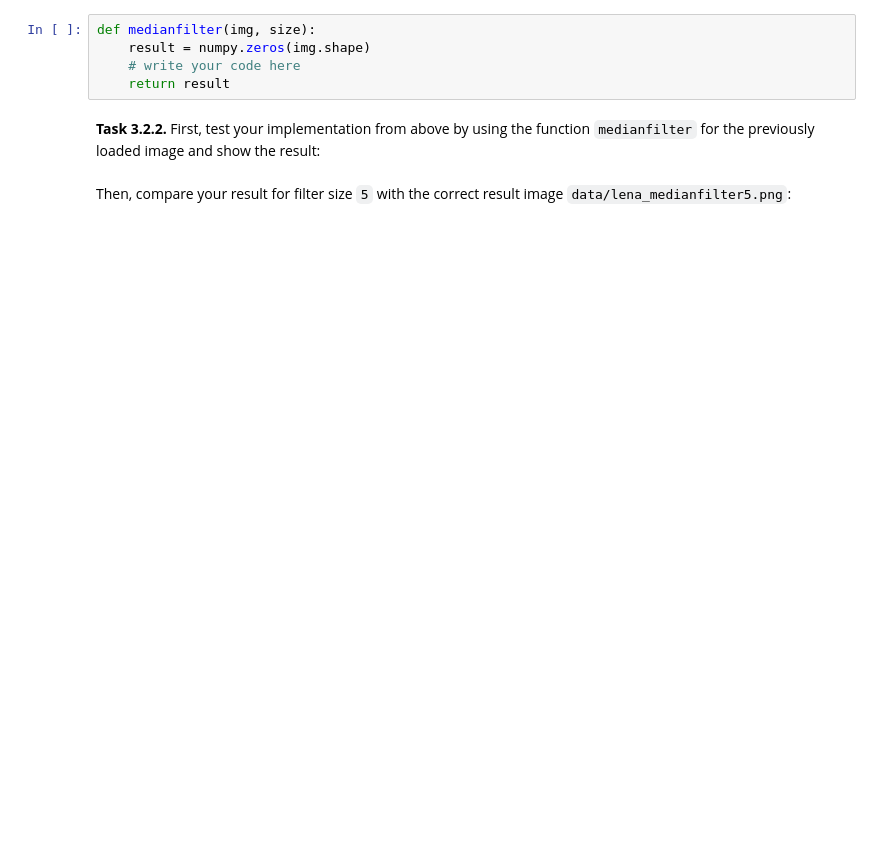
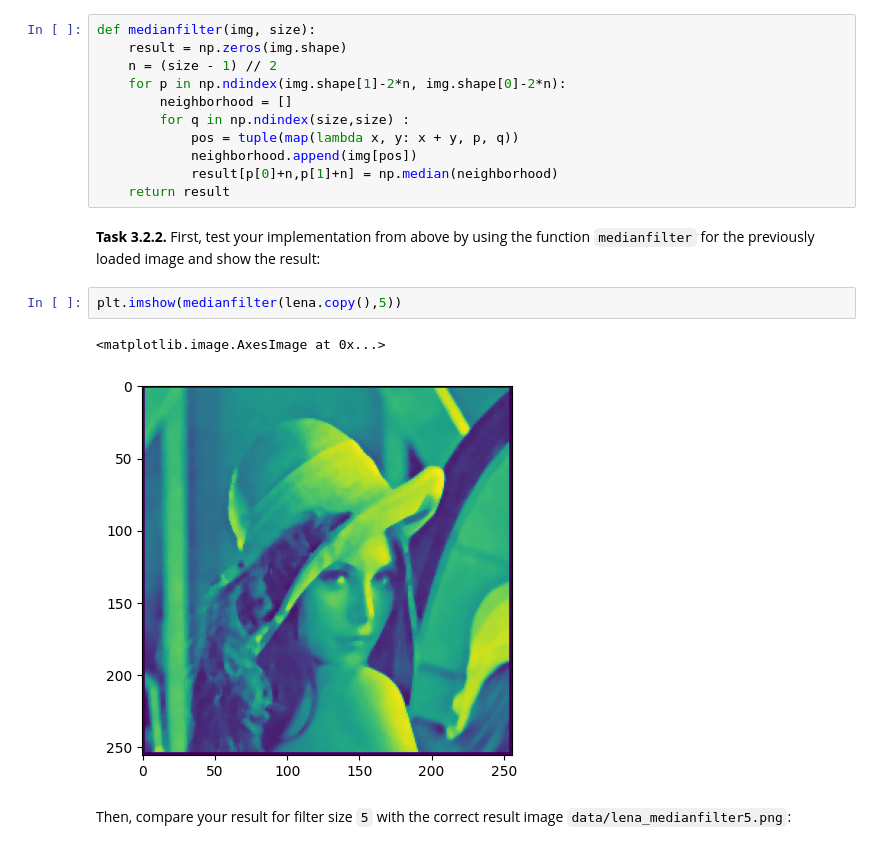
Before and after one commit to N1klasSchmidt/mobi-fs3-python, a Jupyter notebook: task3.ipynb, the cells around one changed output. Saved outputs shown, nothing was run; the diff lists cells and outputs as text; blank space fills up the shorter version.

```diff
--- a/task3.ipynb
+++ b/task3.ipynb
@@ -103,12 +72,23 @@ plt.imshow(result)
 ## Non-linear filtering
 
 **<a id="#">Task 3.2.1.</a>** Implement a median filter:
-# %%
-def medianfilter(img, size):
-    result = numpy.zeros(img.shape)
-    # write your code here
-    return result
+# %%
+def medianfilter(img, size):
+    result = np.zeros(img.shape)
+    n = (size - 1) // 2
+    for p in np.ndindex(img.shape[1]-2*n, img.shape[0]-2*n):
+        neighborhood = []
+        for q in np.ndindex(size,size) :
+            pos = tuple(map(lambda x, y: x + y, p, q))
+            neighborhood.append(img[pos])
+            result[p[0]+n,p[1]+n] = np.median(neighborhood)
+    return result
 # %% [markdown]
 **<a id="#">Task 3.2.2.</a>** First, test your implementation from above by using the function `medianfilter` for the previously loaded image and show the result:
+# %%
+plt.imshow(medianfilter(lena.copy(),5))
+# %% [output]
+<matplotlib.image.AxesImage at 0x...>
+[figure, added]
 # %% [markdown]
 Then, compare your result for filter size `5` with the correct result image `data/lena_medianfilter5.png`:
```
Also changed, not shown: parts of 11 cells of this notebook.
